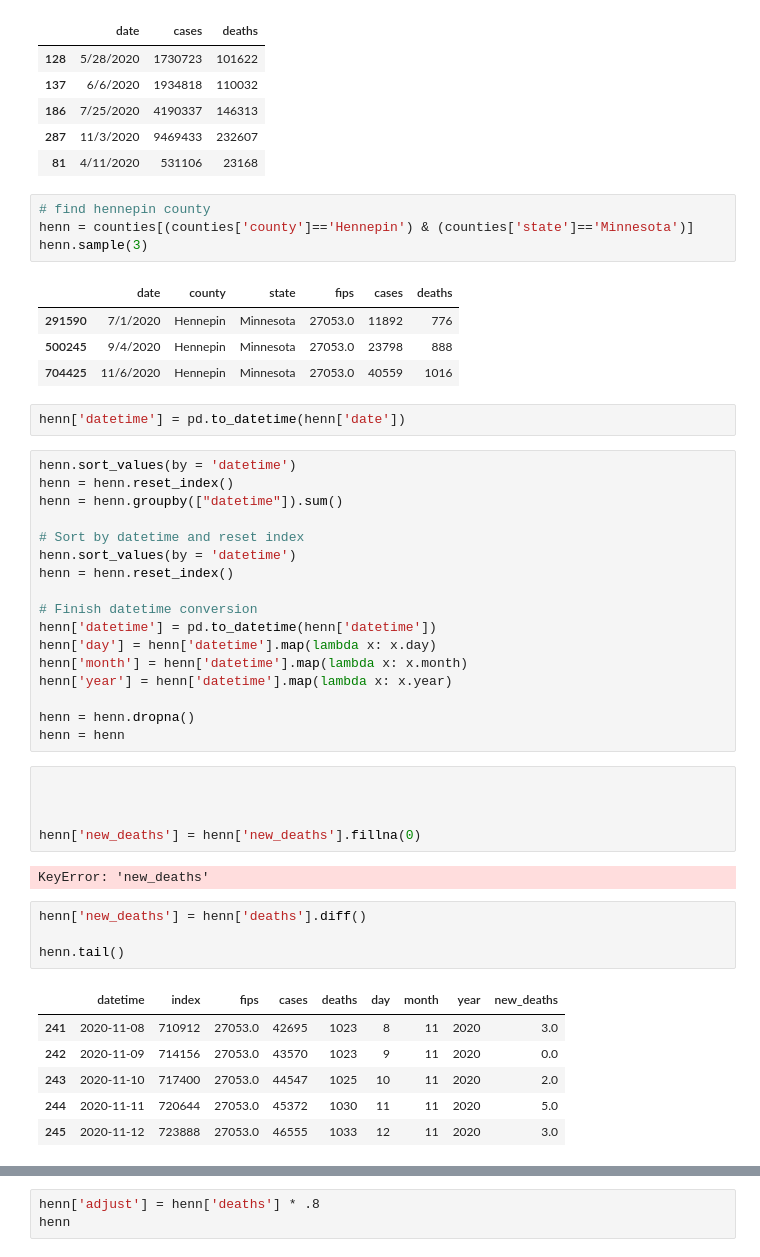
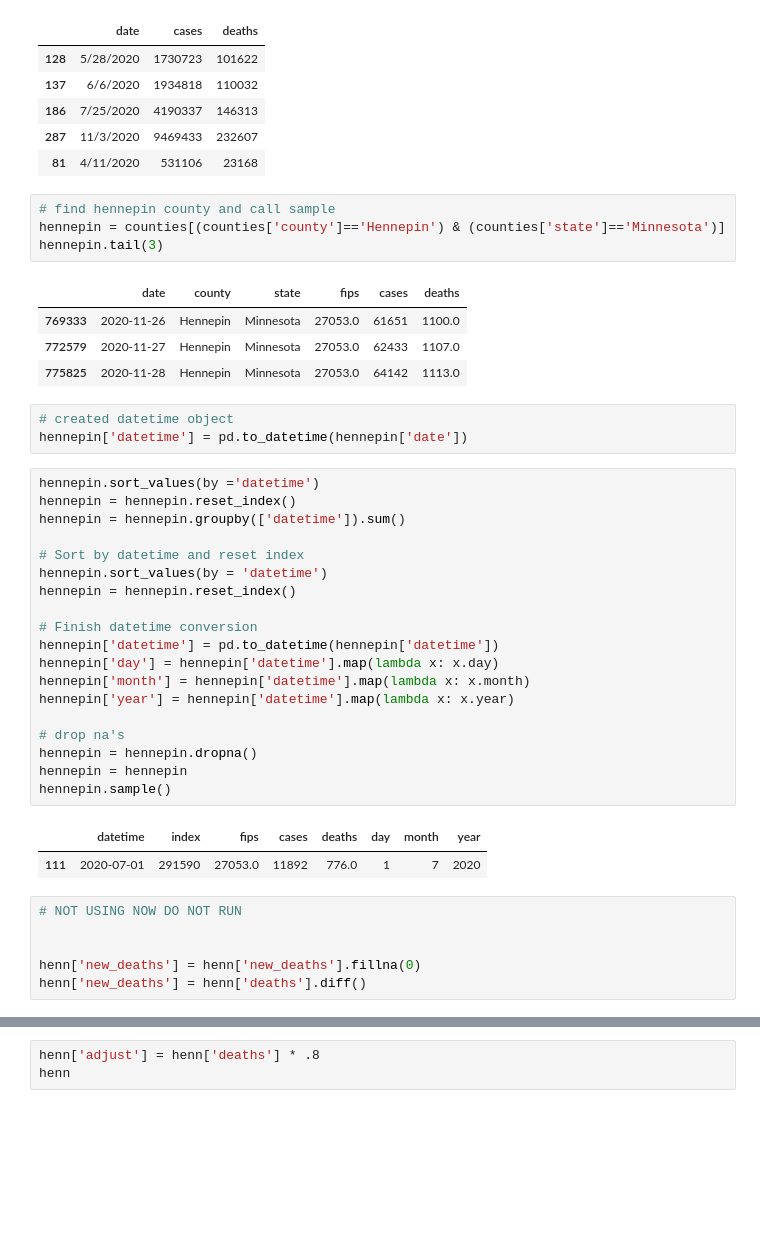
Before and after one commit to searanch/covid-19-predictions, a Jupyter notebook: minneapolis.ipynb, the cells around one changed output, grey strips where cells are left out. Drawn from its saved outputs; the diff is of its cells as text; blank space fills up the shorter version.

```diff
--- a/minneapolis.ipynb
+++ b/minneapolis.ipynb
@@ -32,48 +52,42 @@ states.sample(5)
 | 287 | 11/3/2020 | 9469433 | 232607 |
 | 81 | 4/11/2020 | 531106 | 23168 |
 # %%
-# find hennepin county
-henn = counties[(counties['county']=='Hennepin') & (counties['state']=='Minnesota')]
-henn.sample(3)
+# find hennepin county and call sample
+hennepin = counties[(counties['county']=='Hennepin') & (counties['state']=='Minnesota')]
+hennepin.tail(3)
 # %% [output]
 |  | date | county | state | fips | cases | deaths |
-| 291590 | 7/1/2020 | Hennepin | Minnesota | 27053.0 | 11892 | 776 |
-| 500245 | 9/4/2020 | Hennepin | Minnesota | 27053.0 | 23798 | 888 |
-| 704425 | 11/6/2020 | Hennepin | Minnesota | 27053.0 | 40559 | 1016 |
+| 769333 | 2020-11-26 | Hennepin | Minnesota | 27053.0 | 61651 | 1100.0 |
+| 772579 | 2020-11-27 | Hennepin | Minnesota | 27053.0 | 62433 | 1107.0 |
+| 775825 | 2020-11-28 | Hennepin | Minnesota | 27053.0 | 64142 | 1113.0 |
 # %%
-henn['datetime'] = pd.to_datetime(henn['date'])
+# created datetime object
+hennepin['datetime'] = pd.to_datetime(hennepin['date'])
 # %%
-henn.sort_values(by = 'datetime')
-henn = henn.reset_index()
-henn = henn.groupby(["datetime"]).sum()
+hennepin.sort_values(by ='datetime')
+hennepin = hennepin.reset_index()
+hennepin = hennepin.groupby(['datetime']).sum()
 
 # Sort by datetime and reset index
-henn.sort_values(by = 'datetime')
-henn = henn.reset_index()
+hennepin.sort_values(by = 'datetime')
+hennepin = hennepin.reset_index()
 
 # Finish datetime conversion
-henn['datetime'] = pd.to_datetime(henn['datetime'])
-henn['day'] = henn['datetime'].map(lambda x: x.day)
-henn['month'] = henn['datetime'].map(lambda x: x.month)
-henn['year'] = henn['datetime'].map(lambda x: x.year)
+hennepin['datetime'] = pd.to_datetime(hennepin['datetime'])
+hennepin['day'] = hennepin['datetime'].map(lambda x: x.day)
+hennepin['month'] = hennepin['datetime'].map(lambda x: x.month)
+hennepin['year'] = hennepin['datetime'].map(lambda x: x.year)
 
-henn = henn.dropna()
-henn = henn
+# drop na's
+hennepin = hennepin.dropna()
+hennepin = hennepin
+hennepin.sample()
+# %% [output]
+|  | datetime | index | fips | cases | deaths | day | month | year |
+| 111 | 2020-07-01 | 291590 | 27053.0 | 11892 | 776.0 | 1 | 7 | 2020 |
 # %%
-
+# NOT USING NOW DO NOT RUN
 
 
 henn['new_deaths'] = henn['new_deaths'].fillna(0)
+henn['new_deaths'] = henn['deaths'].diff()
-# %% [output]
-KeyError: 'new_deaths'
-# %%
-henn['new_deaths'] = henn['deaths'].diff()
-
-henn.tail()
-# %% [output]
-|  | datetime | index | fips | cases | deaths | day | month | year | new_deaths |
-| 241 | 2020-11-08 | 710912 | 27053.0 | 42695 | 1023 | 8 | 11 | 2020 | 3.0 |
-| 242 | 2020-11-09 | 714156 | 27053.0 | 43570 | 1023 | 9 | 11 | 2020 | 0.0 |
-| 243 | 2020-11-10 | 717400 | 27053.0 | 44547 | 1025 | 10 | 11 | 2020 | 2.0 |
-| 244 | 2020-11-11 | 720644 | 27053.0 | 45372 | 1030 | 11 | 11 | 2020 | 5.0 |
-| 245 | 2020-11-12 | 723888 | 27053.0 | 46555 | 1033 | 12 | 11 | 2020 | 3.0 |
```
Also changed, not shown: parts of 20 cells of this notebook, 1 other file.
